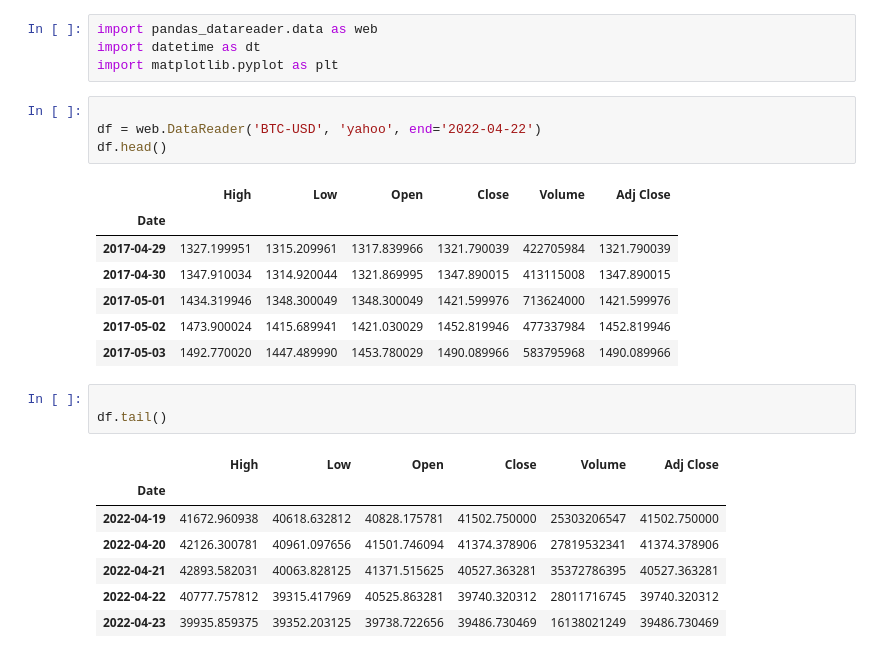
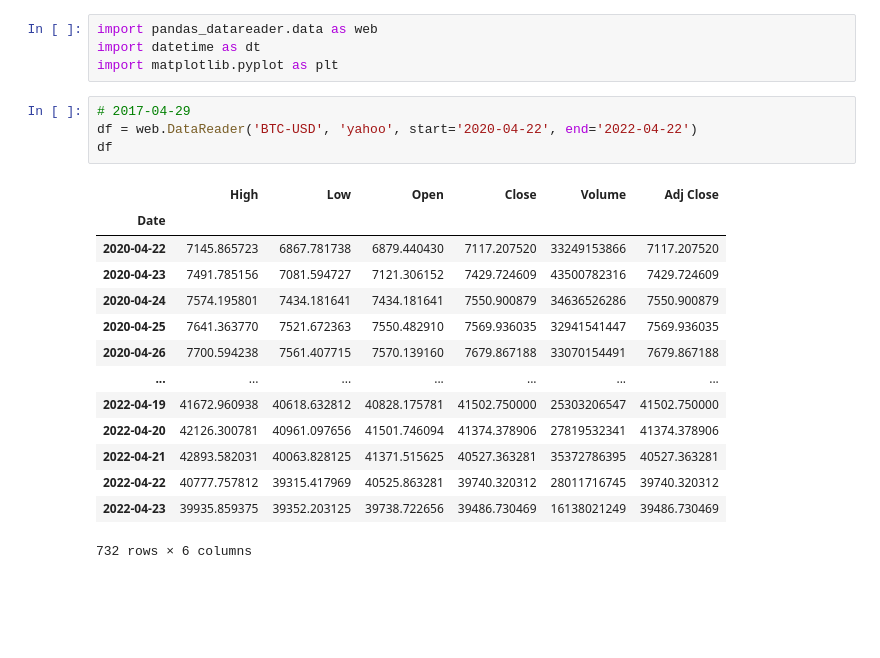
Before and after one commit to LorenFiorini/Market-Analysis, a Jupyter notebook: Cryptocurrency_prices.ipynb, the cells around one changed output. Saved outputs shown, nothing was run; the diff lists cells and outputs as text; blank space fills up the shorter version.

```diff
--- a/Cryptocurrency_prices.ipynb
+++ b/Cryptocurrency_prices.ipynb
@@ -26,25 +26,21 @@ import pandas_datareader.data as web
 import datetime as dt
 import matplotlib.pyplot as plt
 # %%
-
-df = web.DataReader('BTC-USD', 'yahoo', end='2022-04-22')
-df.head()
+# 2017-04-29
+df = web.DataReader('BTC-USD', 'yahoo', start='2020-04-22', end='2022-04-22')
+df
 # %% [output]
 |  | High | Low | Open | Close | Volume | Adj Close |
 | Date |  |  |  |  |  |  |
-| 2017-04-29 | 1327.199951 | 1315.209961 | 1317.839966 | 1321.790039 | 422705984 | 1321.790039 |
-| 2017-04-30 | 1347.910034 | 1314.920044 | 1321.869995 | 1347.890015 | 413115008 | 1347.890015 |
-| 2017-05-01 | 1434.319946 | 1348.300049 | 1348.300049 | 1421.599976 | 713624000 | 1421.599976 |
-| 2017-05-02 | 1473.900024 | 1415.689941 | 1421.030029 | 1452.819946 | 477337984 | 1452.819946 |
-| 2017-05-03 | 1492.770020 | 1447.489990 | 1453.780029 | 1490.089966 | 583795968 | 1490.089966 |
+| 2020-04-22 | 7145.865723 | 6867.781738 | 6879.440430 | 7117.207520 | 33249153866 | 7117.207520 |
+| 2020-04-23 | 7491.785156 | 7081.594727 | 7121.306152 | 7429.724609 | 43500782316 | 7429.724609 |
+| 2020-04-24 | 7574.195801 | 7434.181641 | 7434.181641 | 7550.900879 | 34636526286 | 7550.900879 |
+| 2020-04-25 | 7641.363770 | 7521.672363 | 7550.482910 | 7569.936035 | 32941541447 | 7569.936035 |
+| 2020-04-26 | 7700.594238 | 7561.407715 | 7570.139160 | 7679.867188 | 33070154491 | 7679.867188 |
+| ... | ... | ... | ... | ... | ... | ... |
+| 2022-04-19 | 41672.960938 | 40618.632812 | 40828.175781 | 41502.750000 | 25303206547 | 41502.750000 |
+| 2022-04-20 | 42126.300781 | 40961.097656 | 41501.746094 | 41374.378906 | 27819532341 | 41374.378906 |
+| 2022-04-21 | 42893.582031 | 40063.828125 | 41371.515625 | 40527.363281 | 35372786395 | 40527.363281 |
+| 2022-04-22 | 40777.757812 | 39315.417969 | 40525.863281 | 39740.320312 | 28011716745 | 39740.320312 |
+| 2022-04-23 | 39935.859375 | 39352.203125 | 39738.722656 | 39486.730469 | 16138021249 | 39486.730469 |
+732 rows × 6 columns
-# %%
-
-df.tail()
-# %% [output]
-|  | High | Low | Open | Close | Volume | Adj Close |
-| Date |  |  |  |  |  |  |
-| 2022-04-19 | 41672.960938 | 40618.632812 | 40828.175781 | 41502.750000 | 25303206547 | 41502.750000 |
-| 2022-04-20 | 42126.300781 | 40961.097656 | 41501.746094 | 41374.378906 | 27819532341 | 41374.378906 |
-| 2022-04-21 | 42893.582031 | 40063.828125 | 41371.515625 | 40527.363281 | 35372786395 | 40527.363281 |
-| 2022-04-22 | 40777.757812 | 39315.417969 | 40525.863281 | 39740.320312 | 28011716745 | 39740.320312 |
-| 2022-04-23 | 39935.859375 | 39352.203125 | 39738.722656 | 39486.730469 | 16138021249 | 39486.730469 |
```
Also changed, not shown: parts of 16 cells of this notebook.
